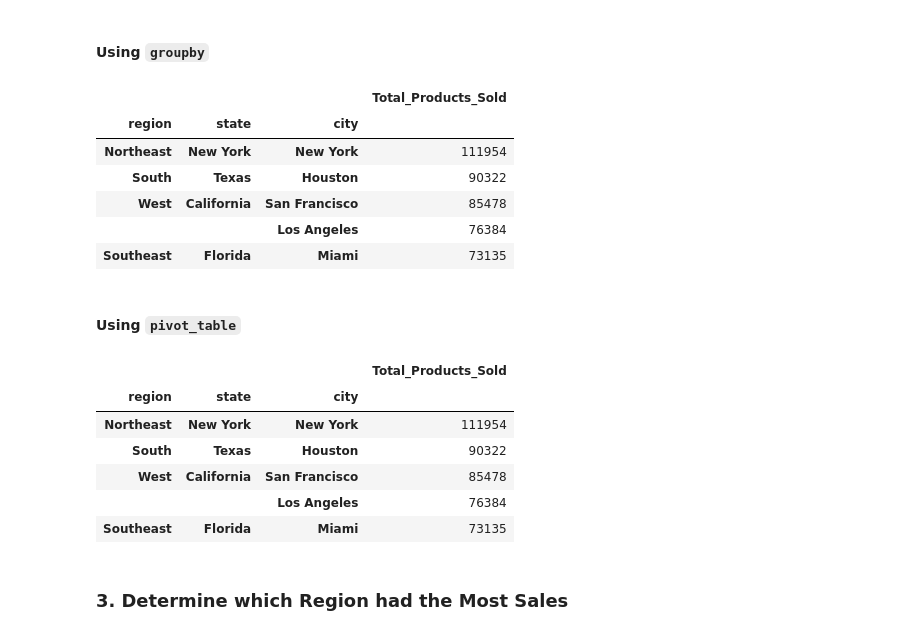
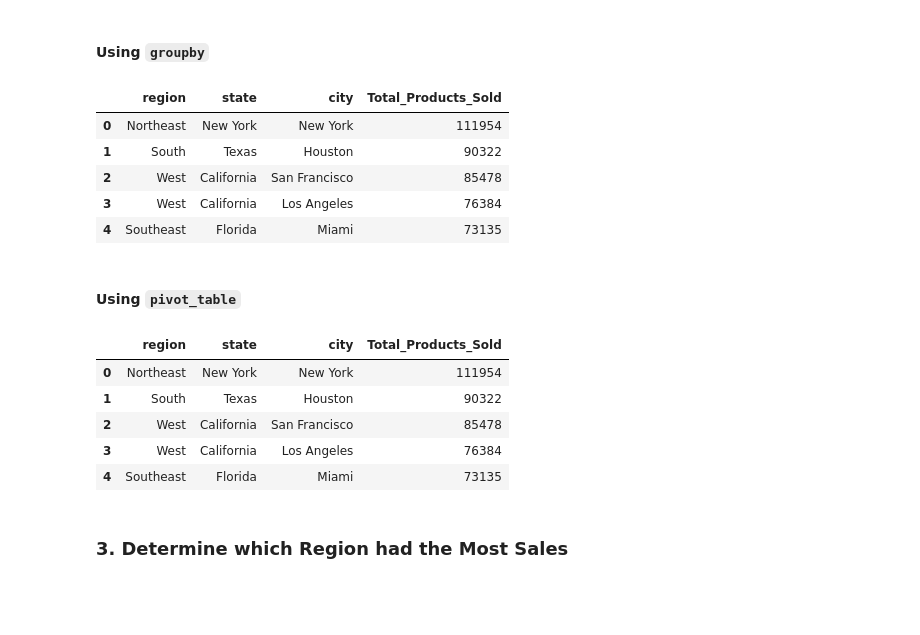
Before and after one commit to dshephali/Athletic-Sales-Analysis, a Jupyter notebook: athletic_sales_analysis.ipynb, the cells around one changed output. Saved outputs shown, nothing was run; the diff lists cells and outputs as text; code cells hidden in the pictures; blank space fills up the shorter version.

```diff
--- a/athletic_sales_analysis.ipynb
+++ b/athletic_sales_analysis.ipynb
@@ -182,20 +184,20 @@ Combined_athletic_sales_data
 # %%
 # Show the number of products sold for region, state, and city. #similar to 5.2, 03-Ins_GroupBy_Multiple_Columns
 # Rename the sum to "Total_Products_Sold".
 
 combined_athletic_sales_data_groupby_products = Combined_athletic_sales_data.groupby(['region','state','city'])[['units_sold']].sum()
 combined_athletic_sales_data_groupby_products = combined_athletic_sales_data_groupby_products.rename(columns={'units_sold': 'Total_Products_Sold'})
 
 # Show the top 5 results.
-combined_athletic_sales_data_groupby_products.sort_values(by=['Total_Products_Sold'],ascending=False).head()
+# Did Reset index to bring Total Sales at same level as rest of the headers to make it look cleaner
+combined_athletic_sales_data_groupby_products.sort_values(by=['Total_Products_Sold'],ascending=False).head().reset_index()
 # %% [output]
-|  |  |  | Total_Products_Sold |
-| region | state | city |  |
-| Northeast | New York | New York | 111954 |
-| South | Texas | Houston | 90322 |
-| West | California | San Francisco | 85478 |
-|  |  | Los Angeles | 76384 |
-| Southeast | Florida | Miami | 73135 |
+|  | region | state | city | Total_Products_Sold |
+| 0 | Northeast | New York | New York | 111954 |
+| 1 | South | Texas | Houston | 90322 |
+| 2 | West | California | San Francisco | 85478 |
+| 3 | West | California | Los Angeles | 76384 |
+| 4 | Southeast | Florida | Miami | 73135 |
 # %% [markdown]
 #### Using `pivot_table`
 # %%
@@ -211,15 +213,14 @@ combined_athletic_sales_data_pivot = pd.pivot_table(Combined_athletic_sales_data
 combined_athletic_sales_data_pivot = combined_athletic_sales_data_pivot.rename(columns={'units_sold':'Total_Products_Sold'})
 
 # Show the top 5 results.
-combined_athletic_sales_data_pivot.sort_values(by=['Total_Products_Sold'],ascending=False).head()
+combined_athletic_sales_data_pivot.sort_values(by=['Total_Products_Sold'],ascending=False).head().reset_index()
 # %% [output]
-|  |  |  | Total_Products_Sold |
-| region | state | city |  |
-| Northeast | New York | New York | 111954 |
-| South | Texas | Houston | 90322 |
-| West | California | San Francisco | 85478 |
-|  |  | Los Angeles | 76384 |
-| Southeast | Florida | Miami | 73135 |
+|  | region | state | city | Total_Products_Sold |
+| 0 | Northeast | New York | New York | 111954 |
+| 1 | South | Texas | Houston | 90322 |
+| 2 | West | California | San Francisco | 85478 |
+| 3 | West | California | Los Angeles | 76384 |
+| 4 | Southeast | Florida | Miami | 73135 |
 # %% [markdown]
 ### 3. Determine which Region had the Most Sales
 # %% [markdown]
```
Also changed, not shown: parts of 8 cells of this notebook.
